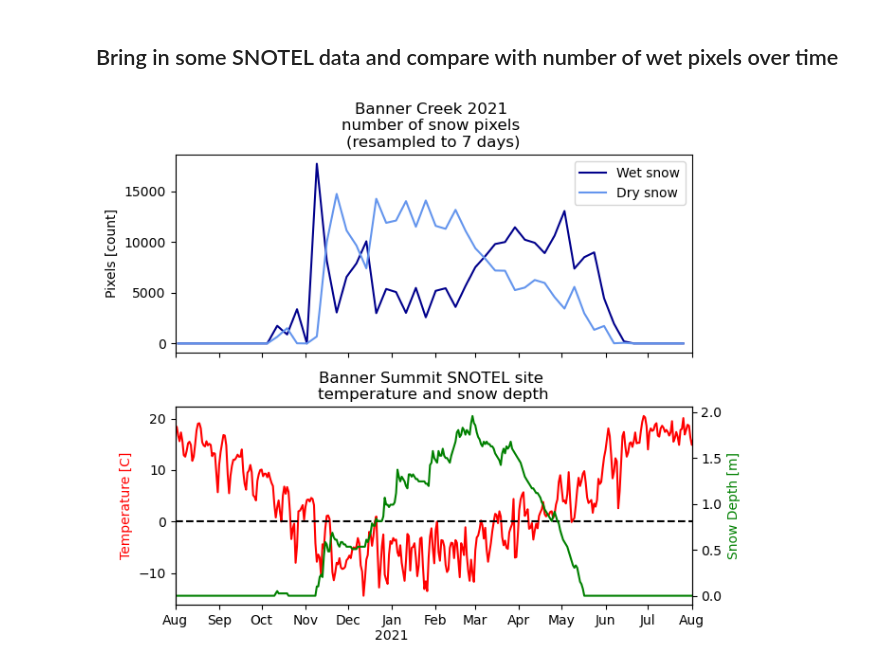
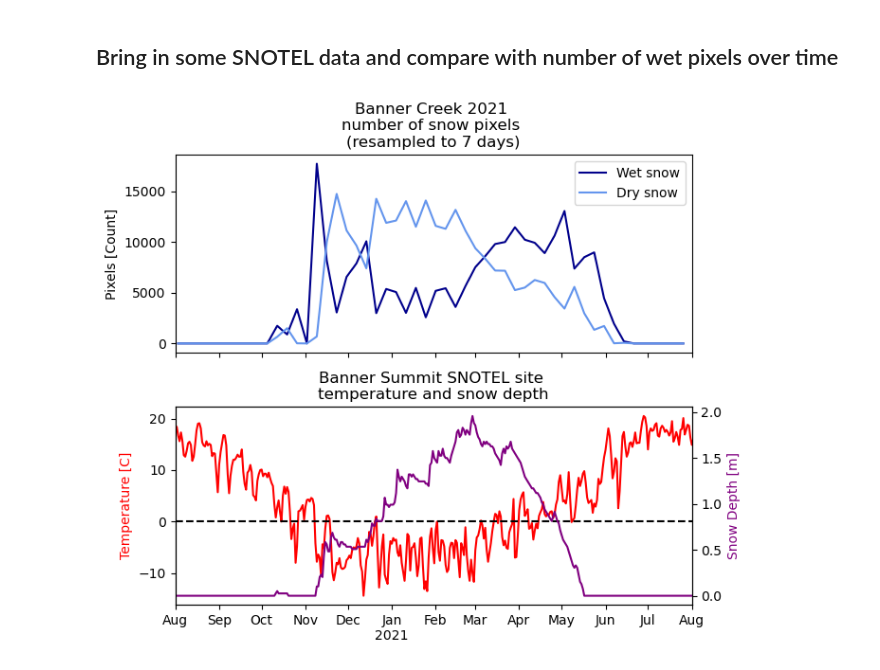
Before and after one commit to SnowEx/spicy-snow, a Jupyter notebook: contrib/gagliano/wet_snow_plot_wet_snow_time_series.ipynb, the cells around one changed output. Drawn from its saved outputs; the diff is of its cells as text; code cells hidden in the pictures.

```diff
--- a/contrib/gagliano/wet_snow_plot_wet_snow_time_series.ipynb
+++ b/contrib/gagliano/wet_snow_plot_wet_snow_time_series.ipynb
@@ -174,36 +174,39 @@ snotel_SNWD = snotel_data['SNWD']
 f,ax=plt.subplots(2,1,figsize=(7,6),sharex=True)
 PRCP_ax = ax[1].twinx()
 
-(ds_resample==1).sum(dim=['x','y']).plot(ax=ax[0],color='darkblue')
-(ds_resample==2).sum(dim=['x','y']).plot(ax=ax[0],color='cornflowerblue')
+wet_snow_ts = (ds_resample==1).sum(dim=['x','y'])
+dry_snow_ts = (ds_resample==2).sum(dim=['x','y'])
+total_ts = wet_snow_ts + dry_snow_ts
+wet_snow_ts.plot(ax=ax[0],color='darkblue')
+dry_snow_ts.plot(ax=ax[0],color='cornflowerblue')
 
 snotel_TAVG.plot(ax=ax[1], color='red')
-snotel_SNWD.plot(ax=PRCP_ax,color='green')
+snotel_SNWD.plot(ax=PRCP_ax,color='purple')
 
 ax[1].axhline(0,color='black',linestyle='--')
 
 ax[0].set_xlim([pd.to_datetime(start_date),pd.to_datetime(end_date)])
 ax[1].set_xlim([pd.to_datetime(start_date),pd.to_datetime(end_date)])
 
 ax[0].minorticks_off()
 ax[1].minorticks_off()
 
 ax[0].set_title(f'Banner Creek 2021 \nnumber of snow pixels \n(resampled to {num_days} days)')
-ax[0].set_ylabel('Pixels [count]')
+ax[0].set_ylabel('Pixels [Count]')
 ax[0].set_xlabel('')
 ax[1].set_xlabel('')
 ax[1].set_title('Banner Summit SNOTEL site \ntemperature and snow depth')
 ax[1].set_ylabel('Temperature [C]')
 PRCP_ax.set_xlabel('')
 PRCP_ax.set_ylabel('Snow Depth [m]')
 
 ax[1].yaxis.label.set_color('red')
-PRCP_ax.yaxis.label.set_color('green')
+PRCP_ax.yaxis.label.set_color('purple')
 
 ax[0].legend(['Wet snow','Dry snow'])
 
 plt.tight_layout()
 
 f.savefig(f'figures/banner_2021_wet_snow_and_snotel_{num_days}days.png',dpi=600)
 # %% [output]
-[figure, old version]
+[figure, new version]
```
Also changed, not shown: parts of 1 cell of this notebook, 1 other file.
